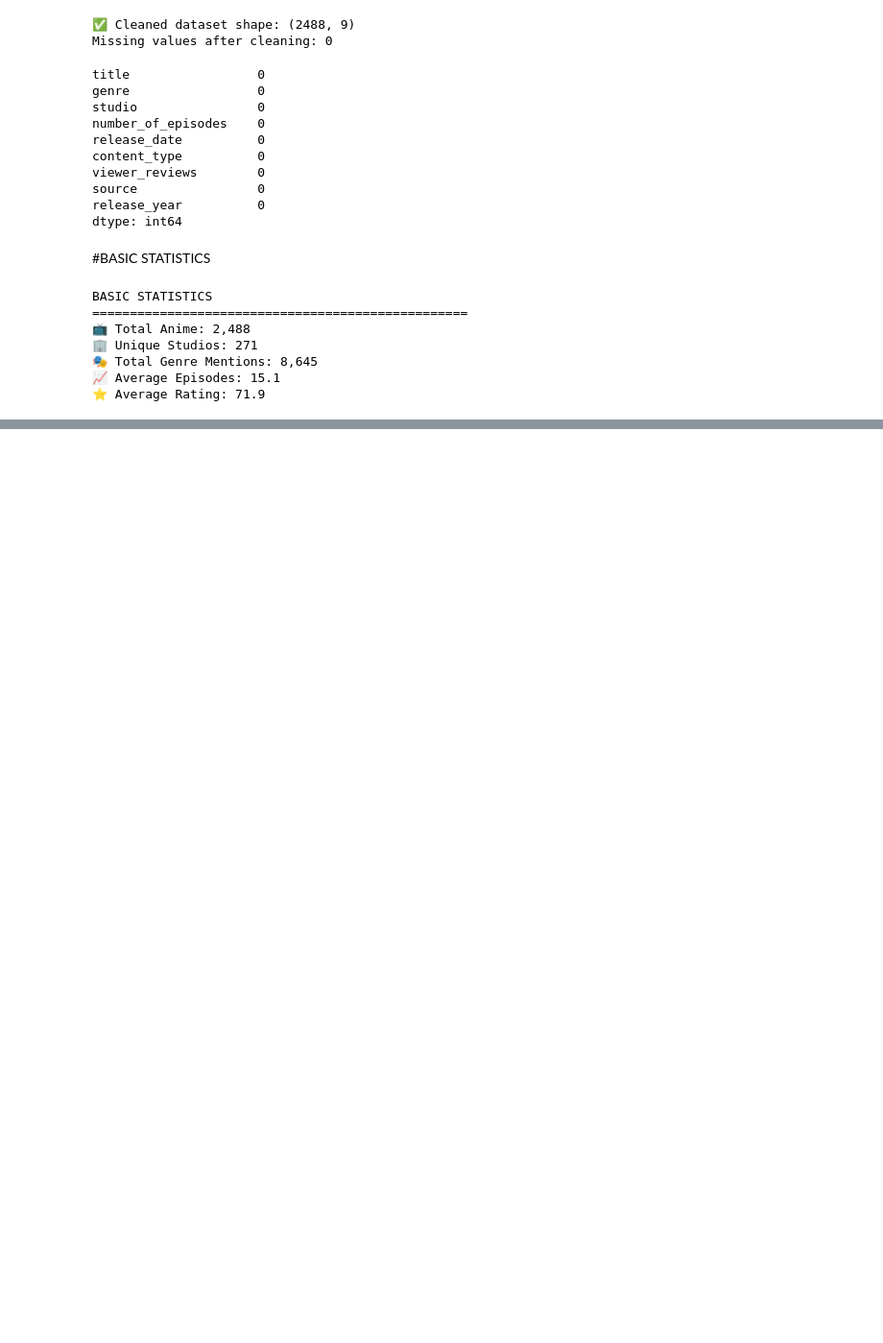
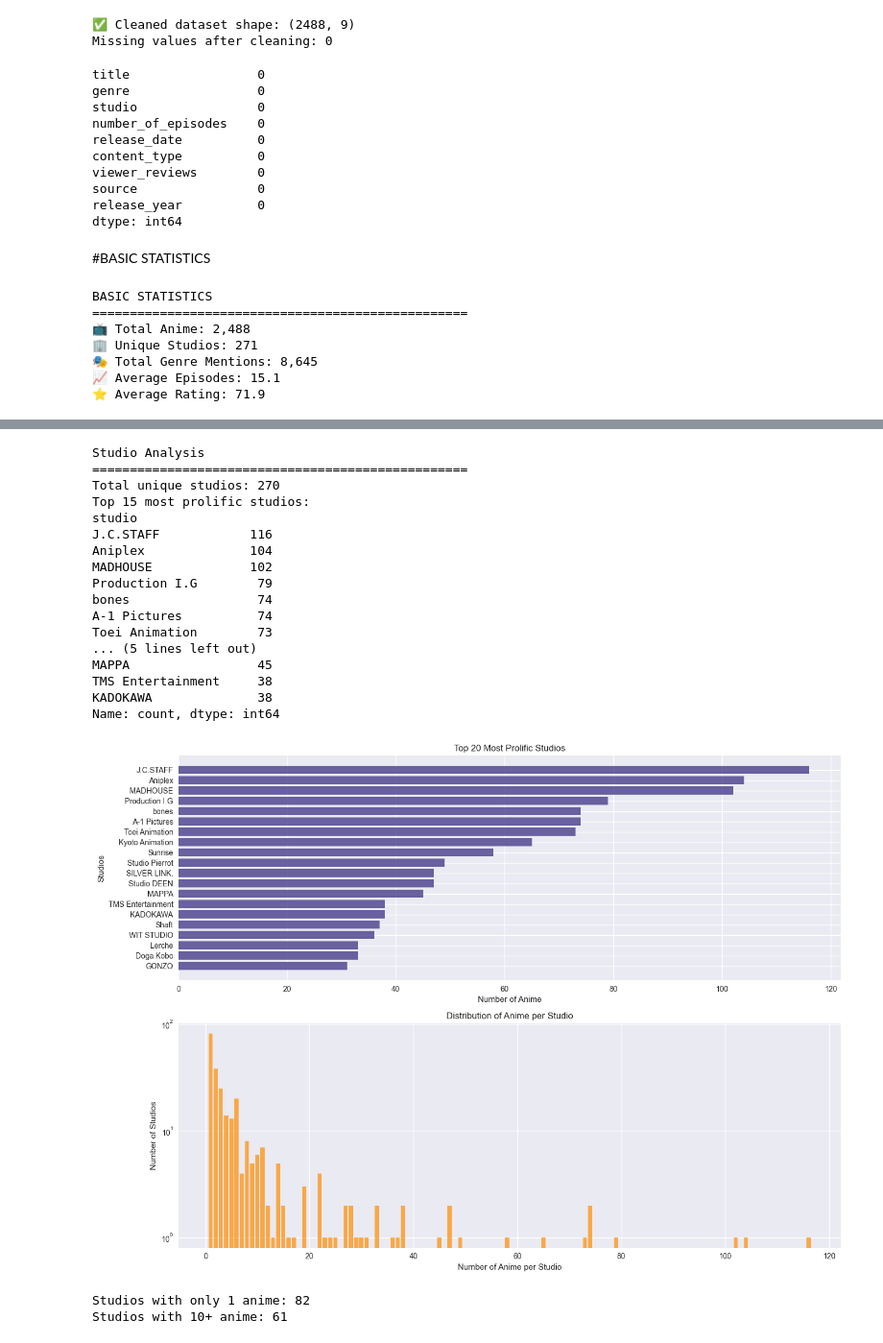
Before and after one commit to HarshRajSahu007/Anime_Popularity_Predictor, a Jupyter notebook: predictor.ipynb, the cells around one changed output, grey strips where cells are left out. Shown: that part at 96% size. Cells and saved outputs as stored; diff of their text form; code cells hidden in the pictures; blank space fills up the shorter version.

```diff
--- a/predictor.ipynb
+++ b/predictor.ipynb
@@ -222,0 +378,56 @@ BASIC STATISTICS
+# %%
+print("Studio Analysis")
+print("="*50)
+studio_counts = df_clean[df_clean['studio'] != 'Unknown']['studio'].value_counts()
+print(f"Total unique studios: {len(studio_counts)}")
+print(f"Top 15 most prolific studios:")
+print(studio_counts.head(15))
+
+# Visualize top studios
+plt.figure(figsize=(14, 10))
+
+# Top studios bar chart
+plt.subplot(2, 1, 1)
+top_20_studios = studio_counts.head(20)
+plt.barh(range(len(top_20_studios)), top_20_studios.values, color='darkslateblue', alpha=0.8)
+plt.title('Top 20 Most Prolific Studios')
+plt.xlabel('Number of Anime')
+plt.ylabel('Studios')
+plt.yticks(range(len(top_20_studios)), top_20_studios.index)
+plt.gca().invert_yaxis()
+
+# Studio distribution
+plt.subplot(2, 1, 2)
+studio_anime_counts = studio_counts.value_counts().sort_index()
+plt.bar(studio_anime_counts.index, studio_anime_counts.values, color='darkorange', alpha=0.7)
+plt.title('Distribution of Anime per Studio')
+plt.xlabel('Number of Anime per Studio')
+plt.ylabel('Number of Studios')
+plt.yscale('log')
+
+plt.tight_layout()
+plt.show()
+
+print(f"\nStudios with only 1 anime: {studio_anime_counts.get(1, 0)}")
+print(f"Studios with 10+ anime: {studio_anime_counts[studio_anime_counts.index >= 10].sum()}")
+# %% [output]
+Studio Analysis
+==================================================
+Total unique studios: 270
+Top 15 most prolific studios:
+studio
+J.C.STAFF            116
+Aniplex              104
+MADHOUSE             102
+Production I.G        79
+bones                 74
+A-1 Pictures          74
+Toei Animation        73
+... (5 lines left out)
+MAPPA                 45
+TMS Entertainment     38
+KADOKAWA              38
+Name: count, dtype: int64
+[figure, added]
+Studios with only 1 anime: 82
+Studios with 10+ anime: 61
```
Also changed, not shown: parts of 8 cells of this notebook.
